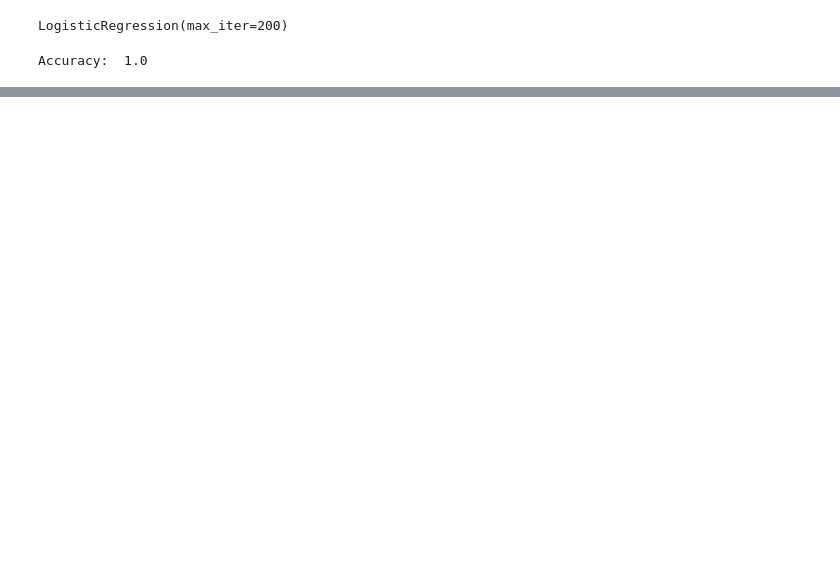
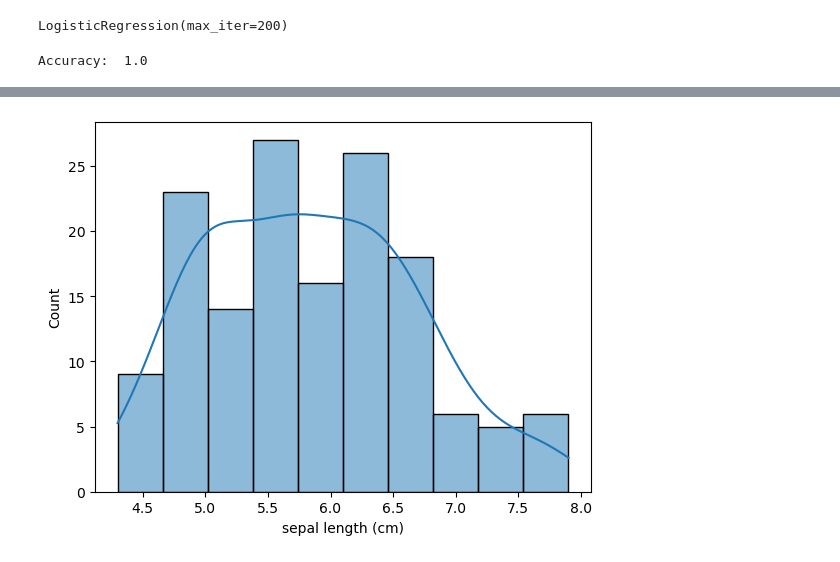
Before and after one commit to Oh-JunTaek/Classification_of_flower_types, a Jupyter notebook: Classification_of_flower_types.ipynb, the cells around one changed output, grey strips where cells are left out. Cells and saved outputs as stored; diff of their text form; code cells hidden in the pictures; blank space fills up the shorter version.

```diff
--- a/Classification_of_flower_types.ipynb
+++ b/Classification_of_flower_types.ipynb
@@ -35,0 +67,6 @@ Accuracy:  1.0
+# %%
+# 특성 'sepal length (cm)'에 대한 히스토그램
+sns.histplot(df['sepal length (cm)'], bins=10, kde=True)
+plt.show()
+# %% [output]
+[figure, added]
```
Also changed, not shown: parts of 2 cells of this notebook, 1 other file.
